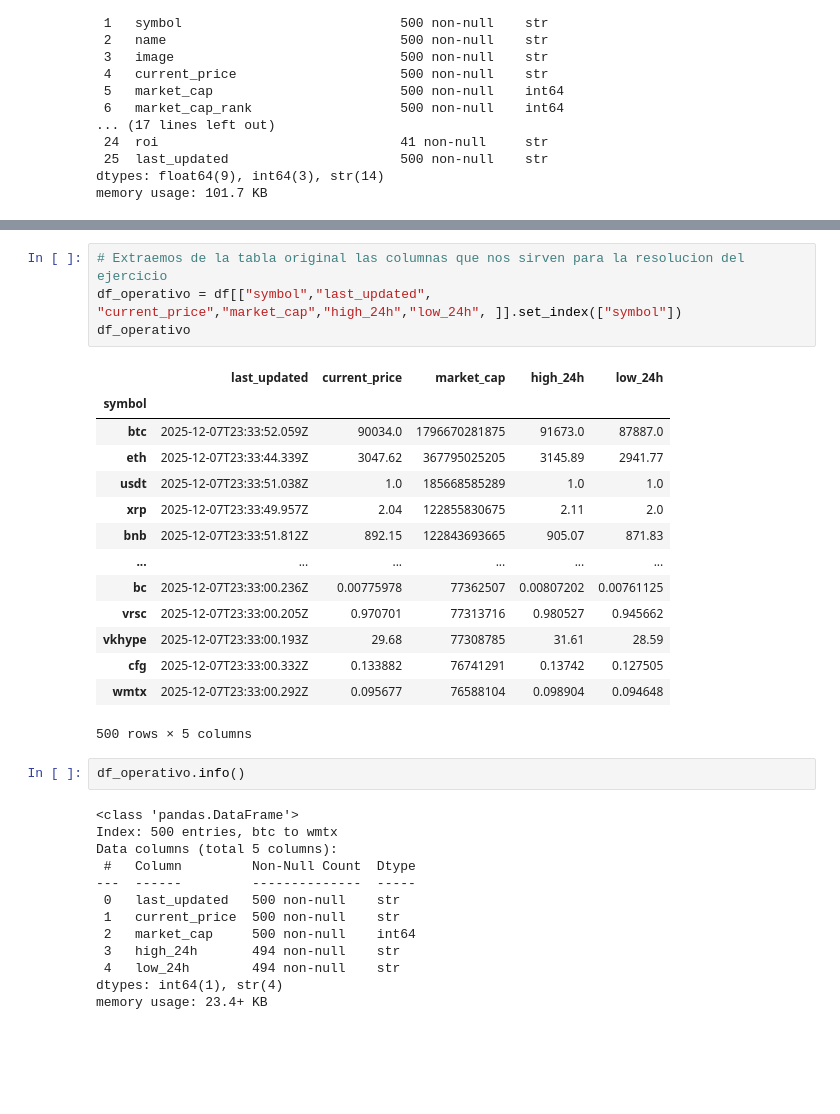
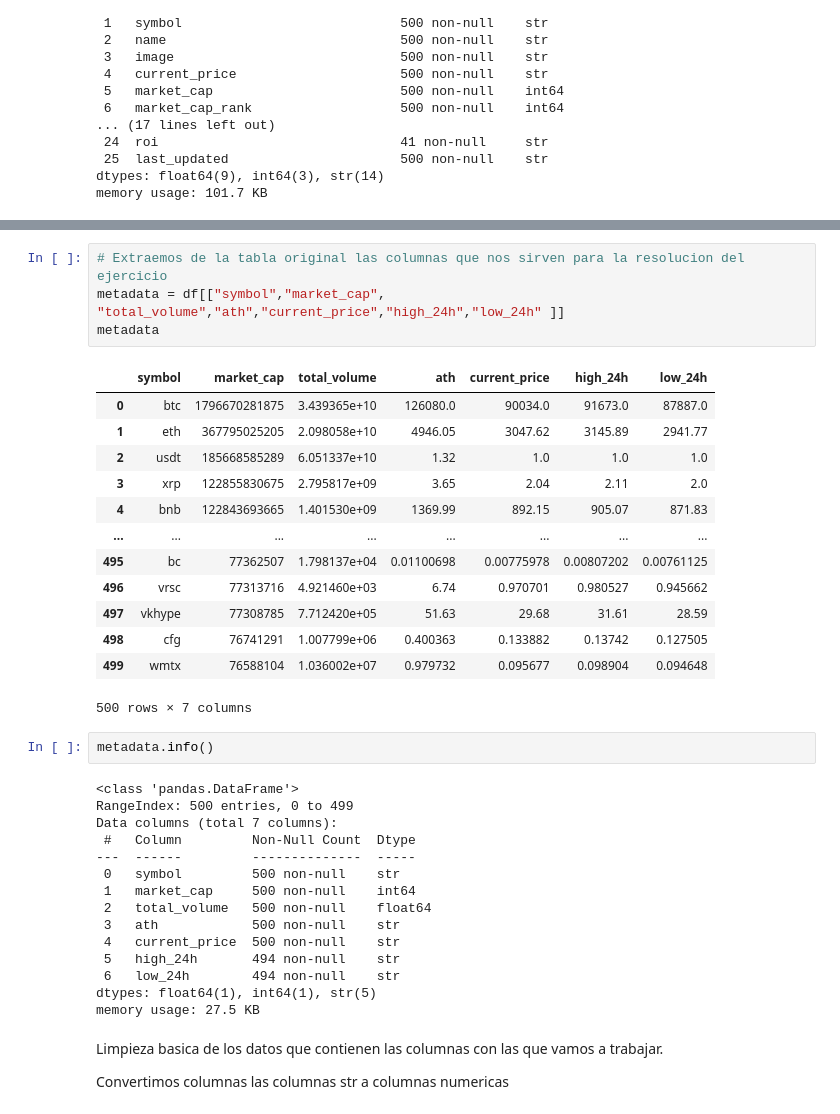
Before and after one commit to ramasa987/EDA_CRYPTO, a Jupyter notebook: CODIGO/NOTEBOOKS/EDA_MEMORIA_DESARROLLO.ipynb, the cells around one changed output, grey strips where cells are left out. Saved outputs shown, nothing was run; the diff lists cells and outputs as text; blank space fills up the shorter version.

```diff
--- a/CODIGO/NOTEBOOKS/EDA_MEMORIA_DESARROLLO.ipynb
+++ b/CODIGO/NOTEBOOKS/EDA_MEMORIA_DESARROLLO.ipynb
@@ -90,34 +59,39 @@ visto que tenemos columnas que nos aportan informacion que no vamos a usar vamos
 # %%
 # Extraemos de la tabla original las columnas que nos sirven para la resolucion del ejercicio
-df_operativo = df[["symbol","last_updated", "current_price","market_cap","high_24h","low_24h", ]].set_index(["symbol"])
-df_operativo
+metadata = df[["symbol","market_cap", "total_volume","ath","current_price","high_24h","low_24h" ]]
+metadata
 # %% [output]
-|  | last_updated | current_price | market_cap | high_24h | low_24h |
-| symbol |  |  |  |  |  |
-| btc | 2025-12-07T23:33:52.059Z | 90034.0 | 1796670281875 | 91673.0 | 87887.0 |
-| eth | 2025-12-07T23:33:44.339Z | 3047.62 | 367795025205 | 3145.89 | 2941.77 |
-| usdt | 2025-12-07T23:33:51.038Z | 1.0 | 185668585289 | 1.0 | 1.0 |
-| xrp | 2025-12-07T23:33:49.957Z | 2.04 | 122855830675 | 2.11 | 2.0 |
-| bnb | 2025-12-07T23:33:51.812Z | 892.15 | 122843693665 | 905.07 | 871.83 |
-| ... | ... | ... | ... | ... | ... |
-| bc | 2025-12-07T23:33:00.236Z | 0.00775978 | 77362507 | 0.00807202 | 0.00761125 |
-| vrsc | 2025-12-07T23:33:00.205Z | 0.970701 | 77313716 | 0.980527 | 0.945662 |
-| vkhype | 2025-12-07T23:33:00.193Z | 29.68 | 77308785 | 31.61 | 28.59 |
-| cfg | 2025-12-07T23:33:00.332Z | 0.133882 | 76741291 | 0.13742 | 0.127505 |
-| wmtx | 2025-12-07T23:33:00.292Z | 0.095677 | 76588104 | 0.098904 | 0.094648 |
+|  | symbol | market_cap | total_volume | ath | current_price | high_24h | low_24h |
+| 0 | btc | 1796670281875 | 3.439365e+10 | 126080.0 | 90034.0 | 91673.0 | 87887.0 |
+| 1 | eth | 367795025205 | 2.098058e+10 | 4946.05 | 3047.62 | 3145.89 | 2941.77 |
+| 2 | usdt | 185668585289 | 6.051337e+10 | 1.32 | 1.0 | 1.0 | 1.0 |
+| 3 | xrp | 122855830675 | 2.795817e+09 | 3.65 | 2.04 | 2.11 | 2.0 |
+| 4 | bnb | 122843693665 | 1.401530e+09 | 1369.99 | 892.15 | 905.07 | 871.83 |
+| ... | ... | ... | ... | ... | ... | ... | ... |
+| 495 | bc | 77362507 | 1.798137e+04 | 0.01100698 | 0.00775978 | 0.00807202 | 0.00761125 |
+| 496 | vrsc | 77313716 | 4.921460e+03 | 6.74 | 0.970701 | 0.980527 | 0.945662 |
+| 497 | vkhype | 77308785 | 7.712420e+05 | 51.63 | 29.68 | 31.61 | 28.59 |
+| 498 | cfg | 76741291 | 1.007799e+06 | 0.400363 | 0.133882 | 0.13742 | 0.127505 |
+| 499 | wmtx | 76588104 | 1.036002e+07 | 0.979732 | 0.095677 | 0.098904 | 0.094648 |
-500 rows × 5 columns
+500 rows × 7 columns
 # %%
-df_operativo.info()
+metadata.info()
 # %% [output]
 <class 'pandas.DataFrame'>
-Index: 500 entries, btc to wmtx
-Data columns (total 5 columns):
+RangeIndex: 500 entries, 0 to 499
+Data columns (total 7 columns):
  #   Column         Non-Null Count  Dtype
 ---  ------         --------------  -----
- 0   last_updated   500 non-null    str
- 1   current_price  500 non-null    str
- 2   market_cap     500 non-null    int64
- 3   high_24h       494 non-null    str
- 4   low_24h        494 non-null    str
-dtypes: int64(1), str(4)
-memory usage: 23.4+ KB
+ 0   symbol         500 non-null    str
+ 1   market_cap     500 non-null    int64
+ 2   total_volume   500 non-null    float64
+ 3   ath            500 non-null    str
+ 4   current_price  500 non-null    str
+ 5   high_24h       494 non-null    str
+ 6   low_24h        494 non-null    str
+dtypes: float64(1), int64(1), str(5)
+memory usage: 27.5 KB
+# %% [markdown]
+Limpieza basica de los datos que contienen las columnas con las que vamos a trabajar.
+
+Convertimos columnas las columnas str a columnas numericas
```
Also changed, not shown: parts of 33 cells of this notebook, 1 other file.
